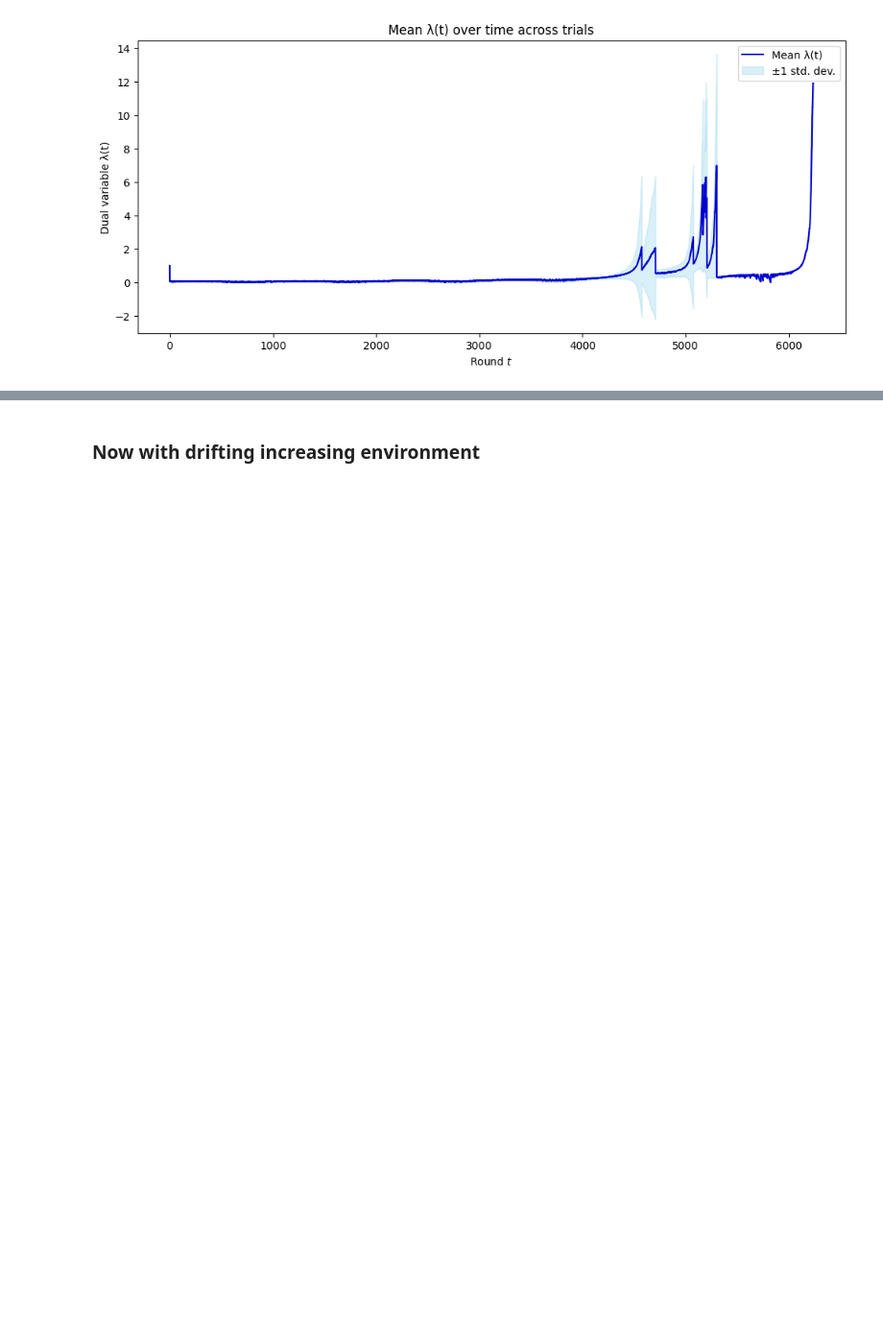
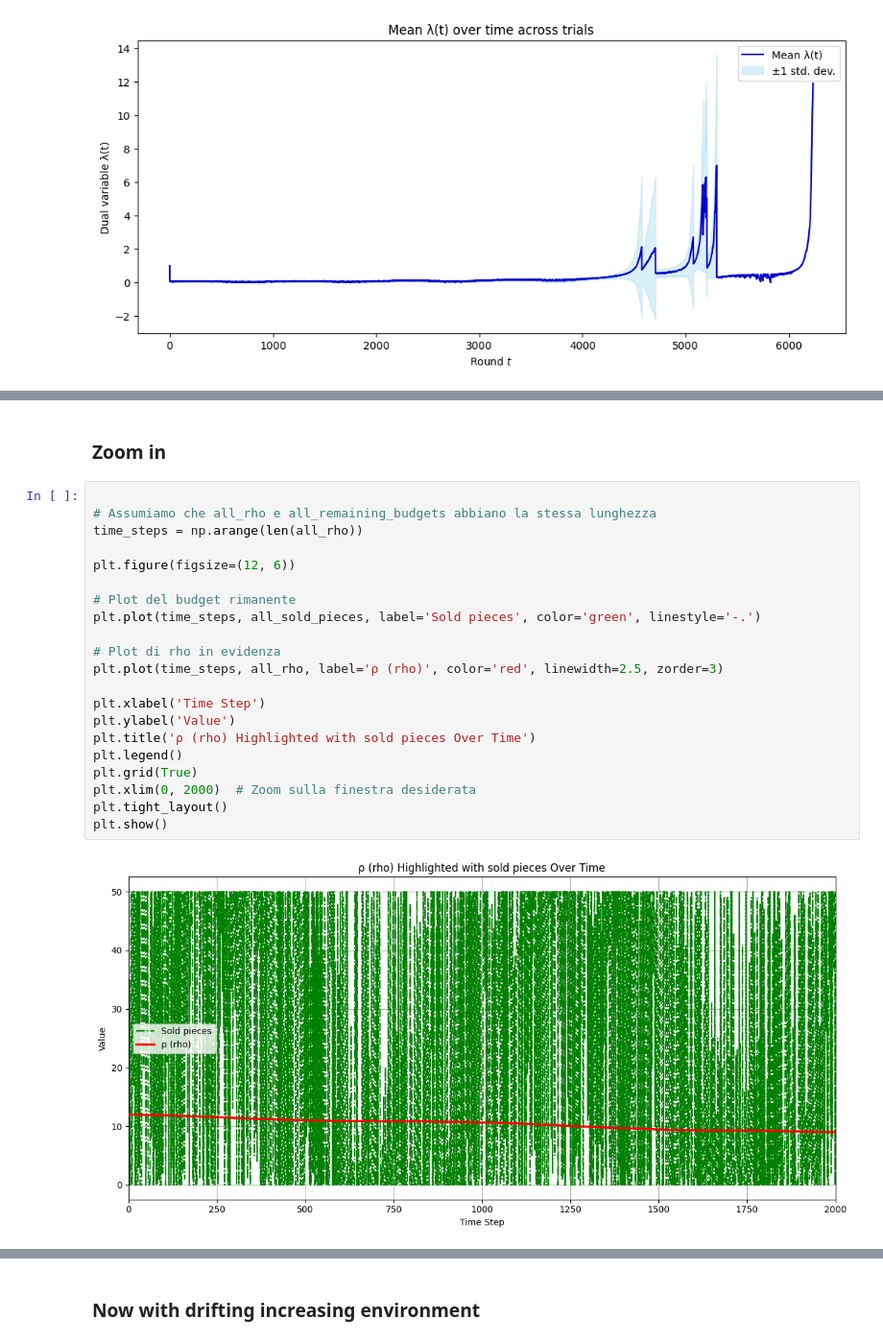
Before and after one commit to peetceenatoo/online-learning, a Jupyter notebook: R3.ipynb, the cells around one changed output, grey strips where cells are left out. Shown at 96% size. Drawn from its saved outputs; the diff is of its cells as text; blank space fills up the shorter version.

```diff
--- a/R3.ipynb
+++ b/R3.ipynb
@@ -324,0 +365,25 @@ _ = plt.legend()
+# %% [markdown]
+### Zoom in
+# %%
+
+# Assumiamo che all_rho e all_remaining_budgets abbiano la stessa lunghezza
+time_steps = np.arange(len(all_rho))
+
+plt.figure(figsize=(12, 6))
+
+# Plot del budget rimanente
+plt.plot(time_steps, all_sold_pieces, label='Sold pieces', color='green', linestyle='-.')
+
+# Plot di rho in evidenza
+plt.plot(time_steps, all_rho, label='ρ (rho)', color='red', linewidth=2.5, zorder=3)
+
+plt.xlabel('Time Step')
+plt.ylabel('Value')
+plt.title('ρ (rho) Highlighted with sold pieces Over Time')
+plt.legend()
+plt.grid(True)
+plt.xlim(0, 2000)  # Zoom sulla finestra desiderata
+plt.tight_layout()
+plt.show()
+# %% [output]
+[figure, added]
```
Also changed, not shown: parts of 8 cells of this notebook.
